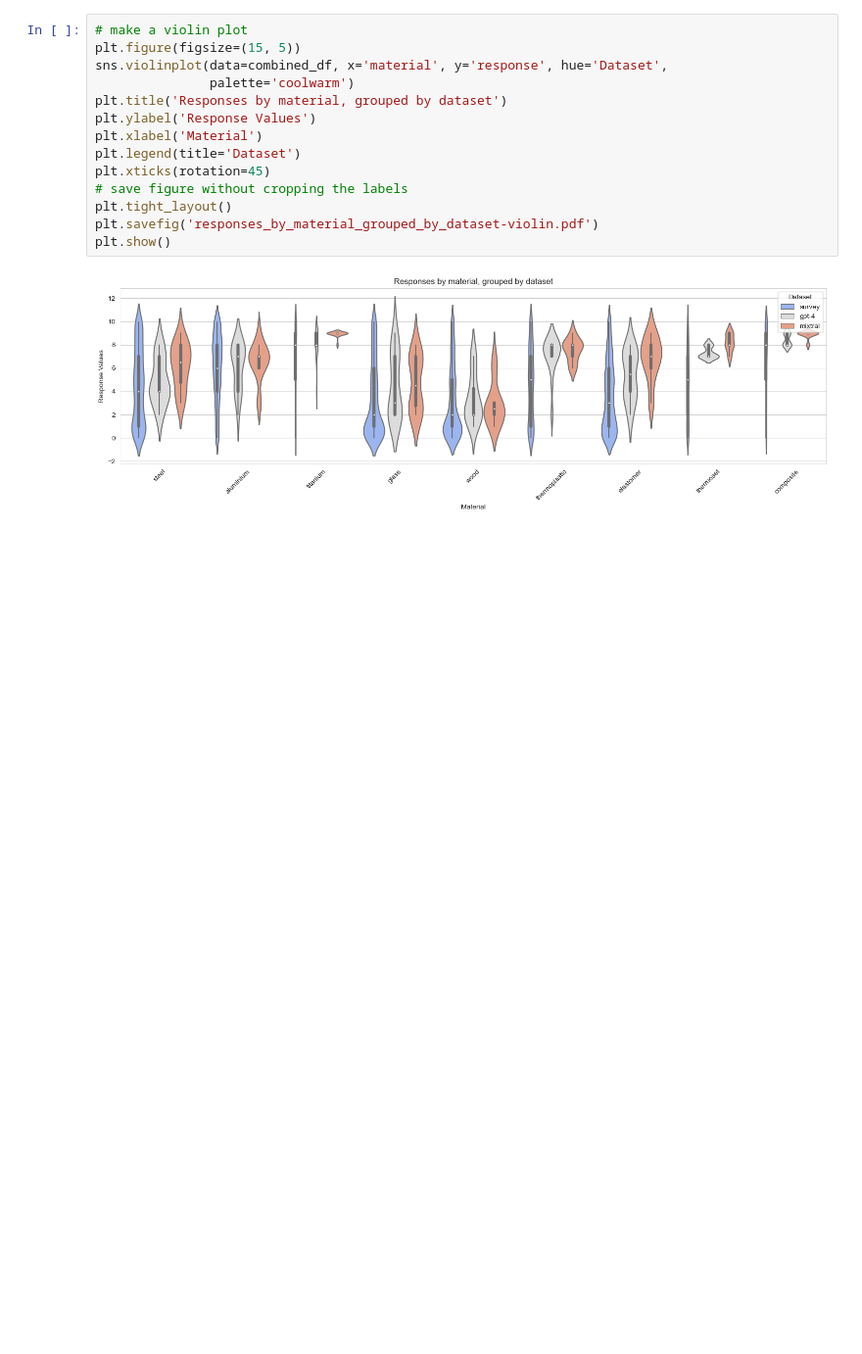
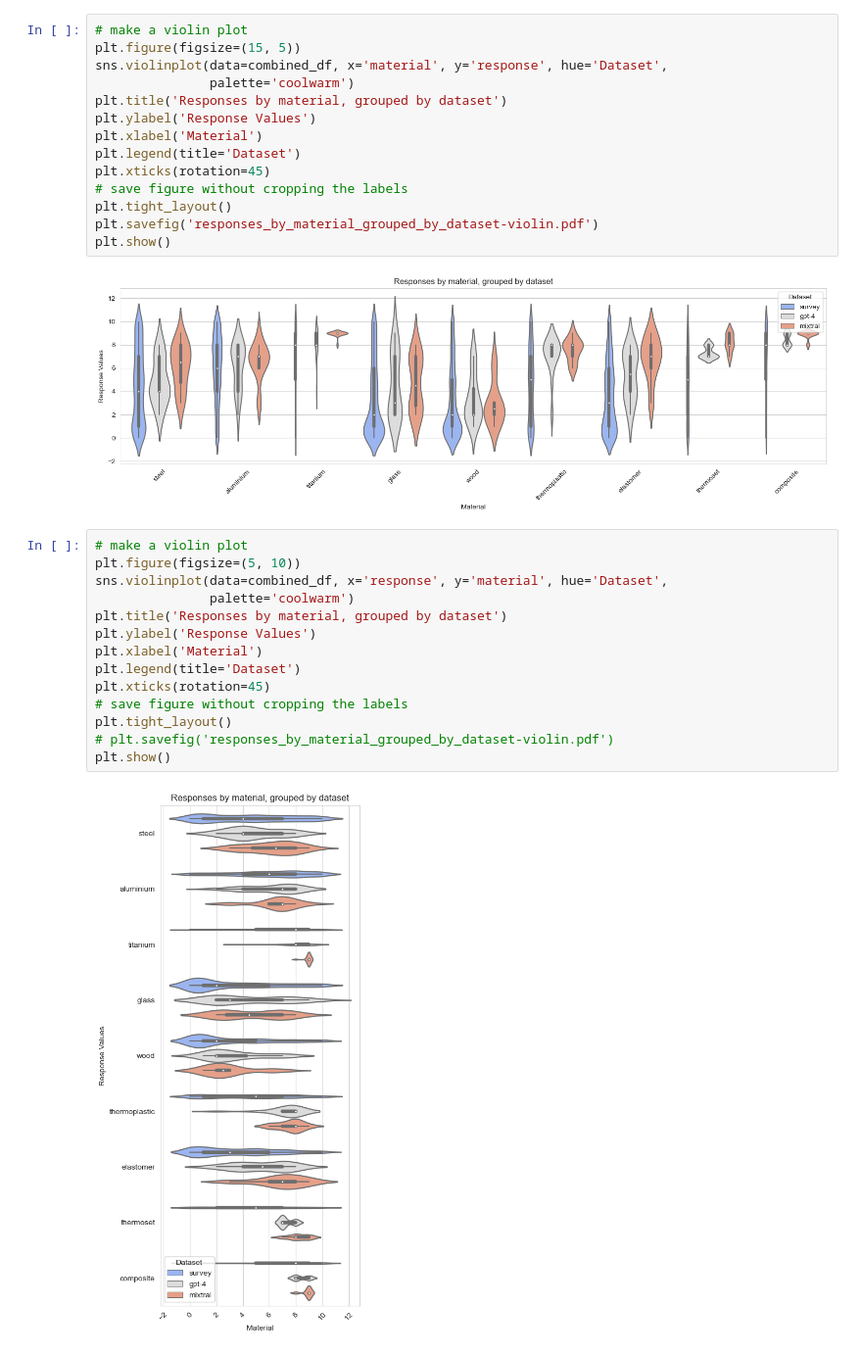
Before and after one commit to grndnl/llm_material_selection_jcise, a Jupyter notebook: evaluation/aggregate_results.ipynb, the cells around one changed output. Shown: that part at 98% size. Drawn from its saved outputs; the diff is of its cells as text; blank space fills up the shorter version.

Commit message:
testing sideways violin

```diff
--- a/evaluation/aggregate_results.ipynb
+++ b/evaluation/aggregate_results.ipynb
@@ -49,3 +49,19 @@ plt.savefig('responses_by_material_grouped_by_dataset-violin.pdf')
 plt.show()
 # %% [output]
 [figure]
+# %%
+# make a violin plot
+plt.figure(figsize=(5, 10))
+sns.violinplot(data=combined_df, x='response', y='material', hue='Dataset',
+               palette='coolwarm')
+plt.title('Responses by material, grouped by dataset')
+plt.ylabel('Response Values')
+plt.xlabel('Material')
+plt.legend(title='Dataset')
+plt.xticks(rotation=45)
+# save figure without cropping the labels
+plt.tight_layout()
+# plt.savefig('responses_by_material_grouped_by_dataset-violin.pdf')
+plt.show()
+# %% [output]
+[figure, added]
```
Also changed, not shown: 1 other file.
